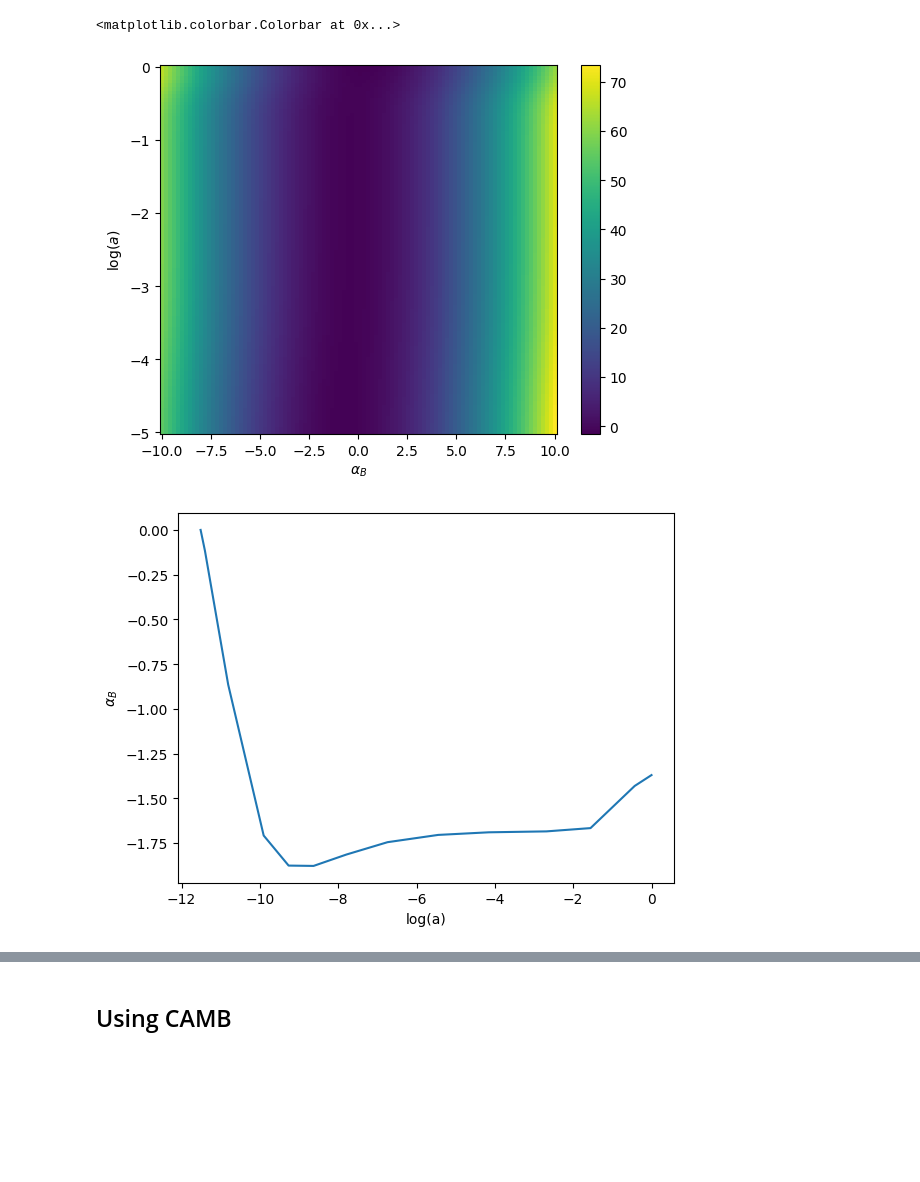
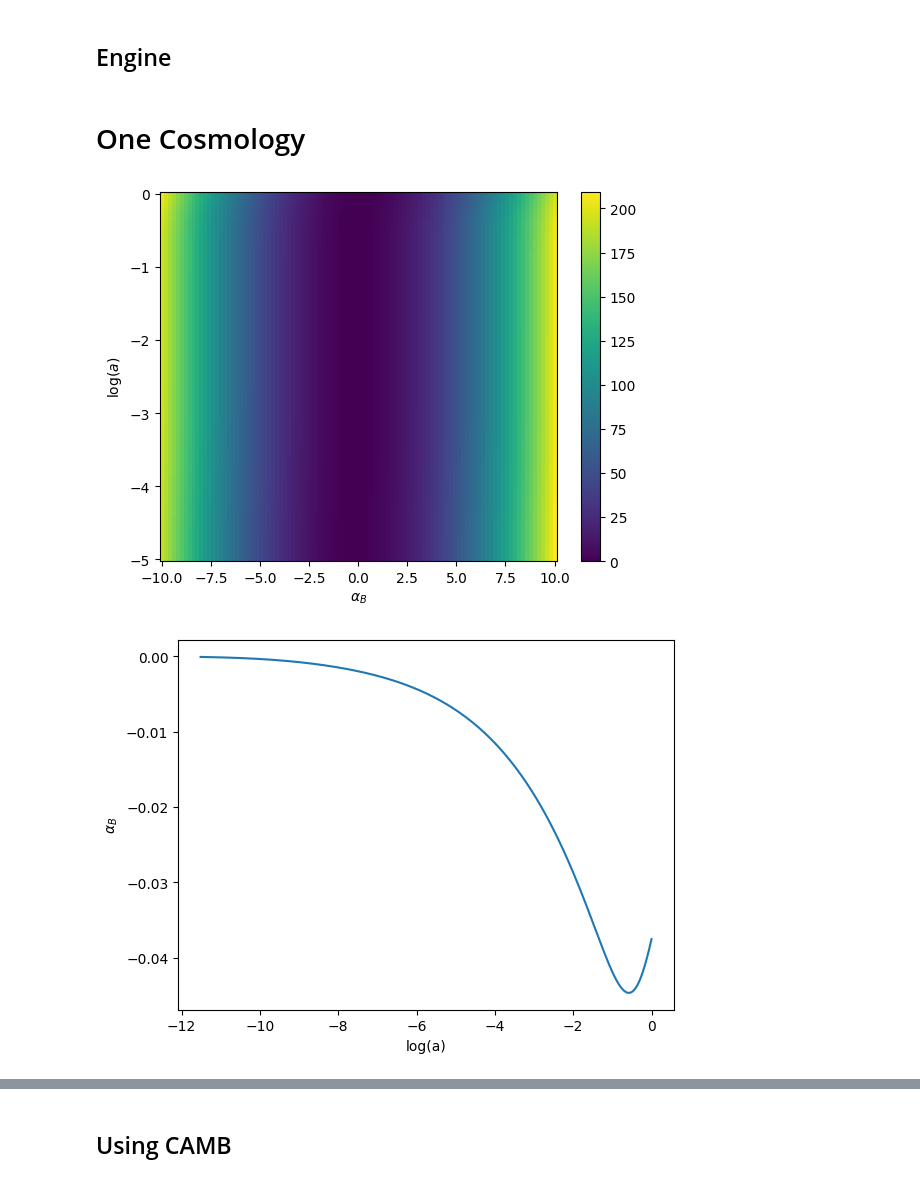
Before and after one commit to joaoreboucas1/cs2-project, a Jupyter notebook: analysis/cs2_alpha_b.ipynb, the cells around one changed output, grey strips where cells are left out. Cells and saved outputs as stored; diff of their text form; code cells hidden in the pictures; blank space fills up the shorter version.

Commit message:
Exploring alpha_B solutions

```diff
--- a/analysis/cs2_alpha_b.ipynb
+++ b/analysis/cs2_alpha_b.ipynb
@@ -48,4 +51,6 @@ from scipy.integrate import odeint, solve_ivp
 import matplotlib.pyplot as plt
+# %% [markdown]
+## Engine
 # %%
 def rho_de(a, w0, wa, omega_de):
     return omega_de*a**(-3*(1 + w0 + wa))*np.exp(-3*wa*(1-a))
@@ -64,18 +69,18 @@ def w_tot(a, omega_m, omega_de, omega_r, w0, wa):
     rhotot = rhog + rhode + rhom
     return (rhog/3 + w_de*rhode)/rhotot, ((4/3)*rhog + rhom)/rhotot # NOTE: last term is (rho_no_de + P_no_de)/rho_tot
 
-def deriv(loga, alpha_B, alpha_K=1, cs2=1, omega_m=0.3, omega_r=2.5e-5, w0=-1, wa=0):
+def deriv(loga, alpha_B, alpha_K=1, cs2=1, omega_m=0.3, w0=-1, wa=0):
+    omega_r = 2.5e-5
     omega_de = 1 - omega_m - omega_r
     a = np.exp(loga)
     wt, last_term = w_tot(a, omega_m, omega_de, omega_r, w0, wa)
     return cs2*(alpha_K + 1.5*alpha_B**2) + (alpha_B - 2)*(1.5*(1 + wt) + 0.5*alpha_B) + 3*last_term
 
-def solve_alpha_B(alpha_K, cs2, omega_m, omega_r, w0, wa, alpha_B_init=0, method="scipy"):
+def solve_alpha_B(alpha_K, cs2, omega_m, w0, wa, alpha_B_init=0, method="scipy"):
     a_ini = 1e-5
     a_final = 1
-    # print(deriv(np.log(a_ini), alpha_B_init, alpha_K, cs2, omega_m, omega_r, w0, wa))
     if method == "scipy":
-        return solve_ivp(deriv, (np.log(a_ini), np.log(a_final)), y0=(alpha_B_init,),  args=(alpha_K, cs2, omega_m, omega_r, w0, wa))
+        return solve_ivp(deriv, (np.log(a_ini), np.log(a_final)), y0=(alpha_B_init,),  args=(alpha_K, cs2, omega_m, w0, wa))
     elif method == "euler":
         alpha_B = alpha_B_init
         N = 200 # Number of steps
@@ -83,13 +88,14 @@ def solve_alpha_B(alpha_K, cs2, omega_m, omega_r, w0, wa, alpha_B_init=0, method
         result = [alpha_B]
         loga = np.linspace(np.log(a_ini), np.log(a_final), N+1)
         for i in range(N):
-            alpha_B += deriv(loga[i], alpha_B, alpha_K, cs2, omega_m, omega_r, w0, wa)*dloga
+            alpha_B += deriv(loga[i], alpha_B, alpha_K, cs2, omega_m, w0, wa)*dloga
             result.append(alpha_B)
-        return result, loga
+        return np.array(result), loga
     else:
         raise Exception("Unknown method")
 
-def study_alpha_B(alpha_K, cs2, omega_m, omega_r, w0, wa):
+def study_alpha_B(alpha_K, cs2, omega_m, w0, wa, alpha_B_init):
+    # Returns the derivative of alpha_B, evaluated in a grid of alpha_B, log(a)
     N_loga = 100 # Number of steps
     a_ini = 1e-5
     loga = np.linspace(np.log(a_ini), 0, N_loga)
@@ -98,22 +104,31 @@ def study_alpha_B(alpha_K, cs2, omega_m, omega_r, w0, wa):
     result = np.zeros((N_loga, N_alpha_B))
     for i in range(N_loga):
         for j in range(N_alpha_B):
-            result[i, j] = deriv(loga[i], alpha_B[j], alpha_K, cs2, omega_m, omega_r, w0, wa)
+            result[i, j] = deriv(loga[i], alpha_B[j], alpha_K, cs2, omega_m, w0, wa)
     return result, loga*np.log10(np.e), alpha_B
+# %% [markdown]
+# One Cosmology
 # %%
-derivs, loga, alpha_B = study_alpha_B(alpha_K=-10, cs2=0.1, omega_m=0.3, omega_r=2.5e-5, w0=-0.7, wa=-0.5)
+reference_cosmo = {
+    "omega_m": 0.3,
+    "w0": -1,
+    "wa": 0,
+    "cs2": 1,
+    "alpha_K": 0,
+    "alpha_B_init": -1e-4
+}
+derivs, loga, alpha_B = study_alpha_B(**reference_cosmo)
 plt.pcolormesh(alpha_B, loga, derivs)
 plt.xlabel("$\\alpha_B$")
 plt.ylabel("$\\log(a)$")
 plt.colorbar()
+plt.show()
+
+result = solve_alpha_B(**reference_cosmo, method="euler")
+plt.plot(result[1], result[0])
+plt.xlabel("log(a)")
+plt.ylabel("$\\alpha_B$")
+plt.savefig("plots/alpha_B_solution.pdf")
 # %% [output]
-<matplotlib.colorbar.Colorbar at 0x...>
-[figure, old version]
+[figure, new version]
+[figure, added]
-# %%
-result = solve_alpha_B(alpha_K=-10, cs2=0.1, omega_m=0.3, omega_r=2.5e-5, w0=-0.7, wa=-0.5)
-plt.plot(result.t, result.y[0])
-plt.xlabel("log(a)")
-plt.ylabel("$\\alpha_B$")
-plt.savefig("if_life_was_simple.pdf")
-# %% [output]
-[figure, removed]
```
Also changed, not shown: parts of 5 cells of this notebook, 5 other files.
